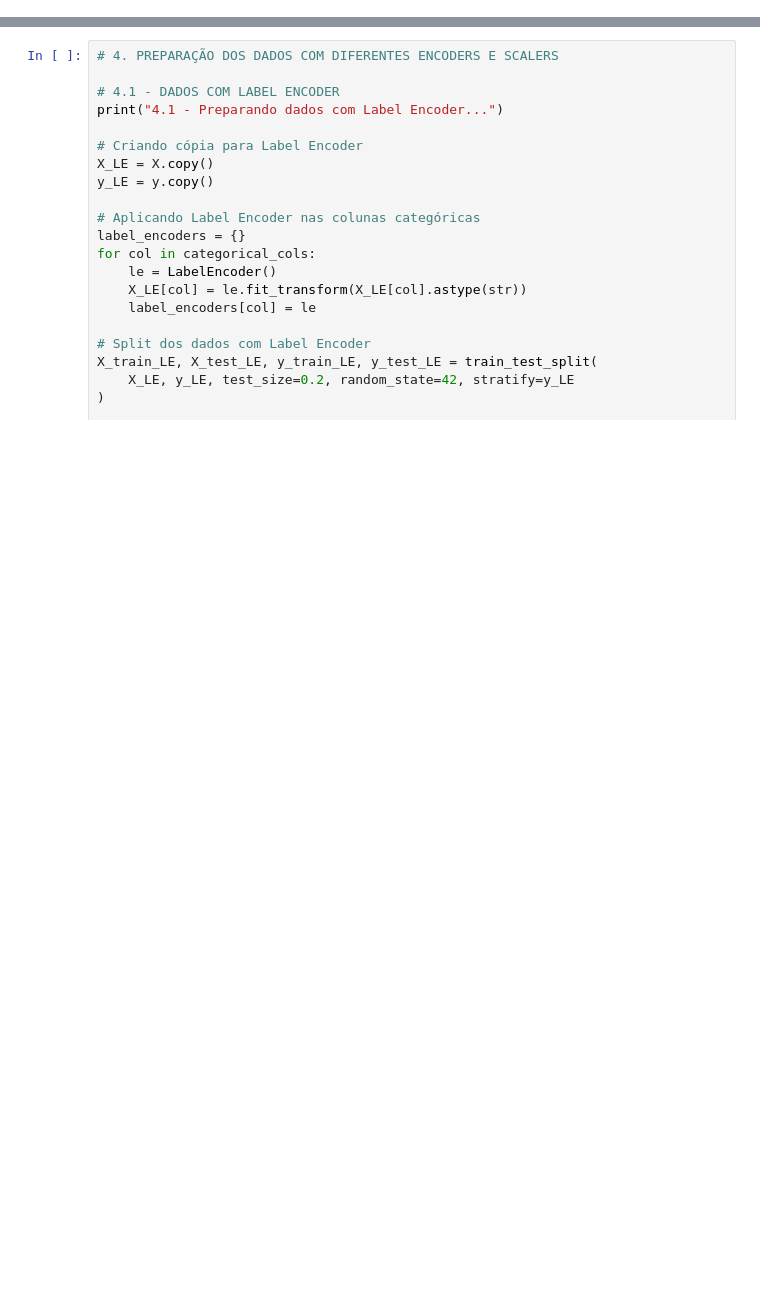
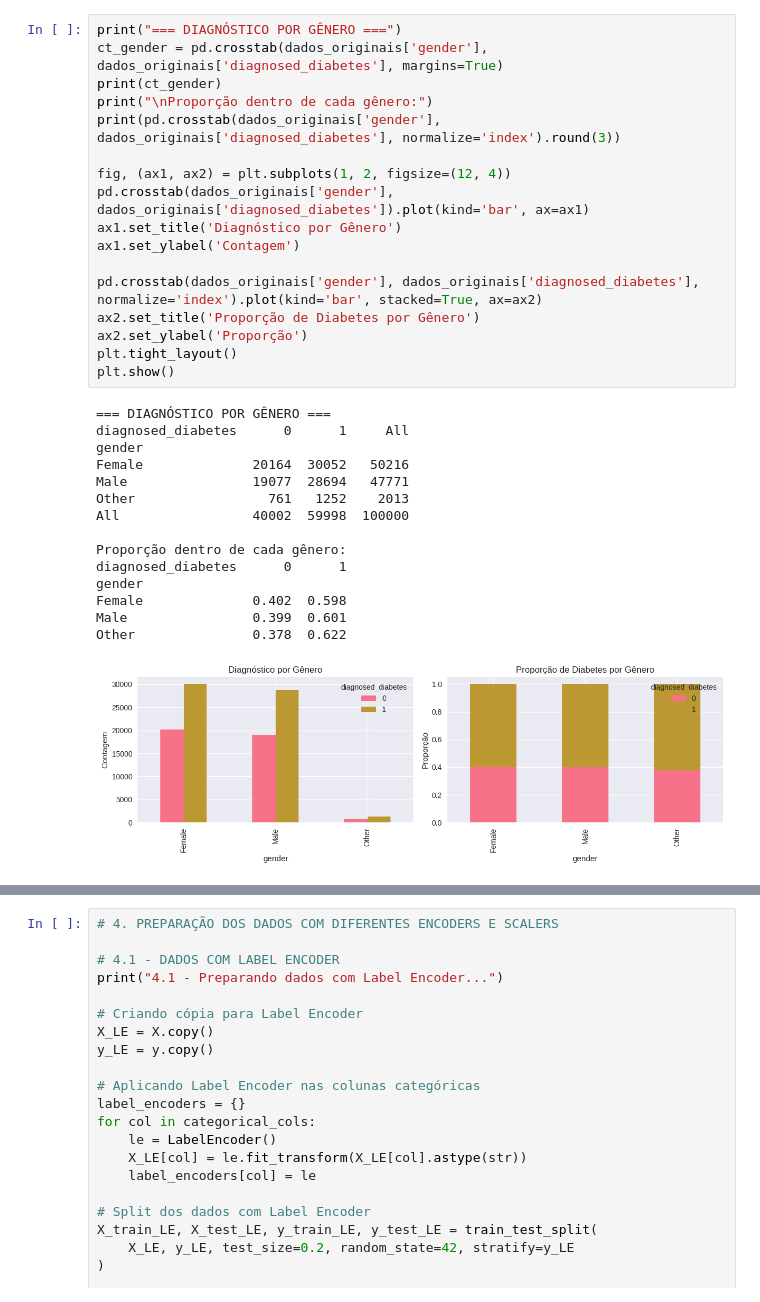
Before and after one commit to Pedro-Marquardt/ml-diabetes-detection, a Jupyter notebook: Diabetes.ipynb, the cells around one changed output, grey strips where cells are left out. Cells and saved outputs as stored; diff of their text form; blank space fills up the shorter version.

```diff
--- a/Diabetes.ipynb
+++ b/Diabetes.ipynb
@@ -123,0 +159,33 @@ max              67.200000            1.000000
+# %%
+print("=== DIAGNÓSTICO POR GÊNERO ===")
+ct_gender = pd.crosstab(dados_originais['gender'], dados_originais['diagnosed_diabetes'], margins=True)
+print(ct_gender)
+print("\nProporção dentro de cada gênero:")
+print(pd.crosstab(dados_originais['gender'], dados_originais['diagnosed_diabetes'], normalize='index').round(3))
+
+fig, (ax1, ax2) = plt.subplots(1, 2, figsize=(12, 4))
+pd.crosstab(dados_originais['gender'], dados_originais['diagnosed_diabetes']).plot(kind='bar', ax=ax1)
+ax1.set_title('Diagnóstico por Gênero')
+ax1.set_ylabel('Contagem')
+
+pd.crosstab(dados_originais['gender'], dados_originais['diagnosed_diabetes'], normalize='index').plot(kind='bar', stacked=True, ax=ax2)
+ax2.set_title('Proporção de Diabetes por Gênero')
+ax2.set_ylabel('Proporção')
+plt.tight_layout()
+plt.show()
+# %% [output]
+=== DIAGNÓSTICO POR GÊNERO ===
+diagnosed_diabetes      0      1     All
+gender
+Female              20164  30052   50216
+Male                19077  28694   47771
+Other                 761   1252    2013
+All                 40002  59998  100000
+
+Proporção dentro de cada gênero:
+diagnosed_diabetes      0      1
+gender
+Female              0.402  0.598
+Male                0.399  0.601
+Other               0.378  0.622
+[figure, added]
```
Also changed, not shown: parts of 25 cells of this notebook.
